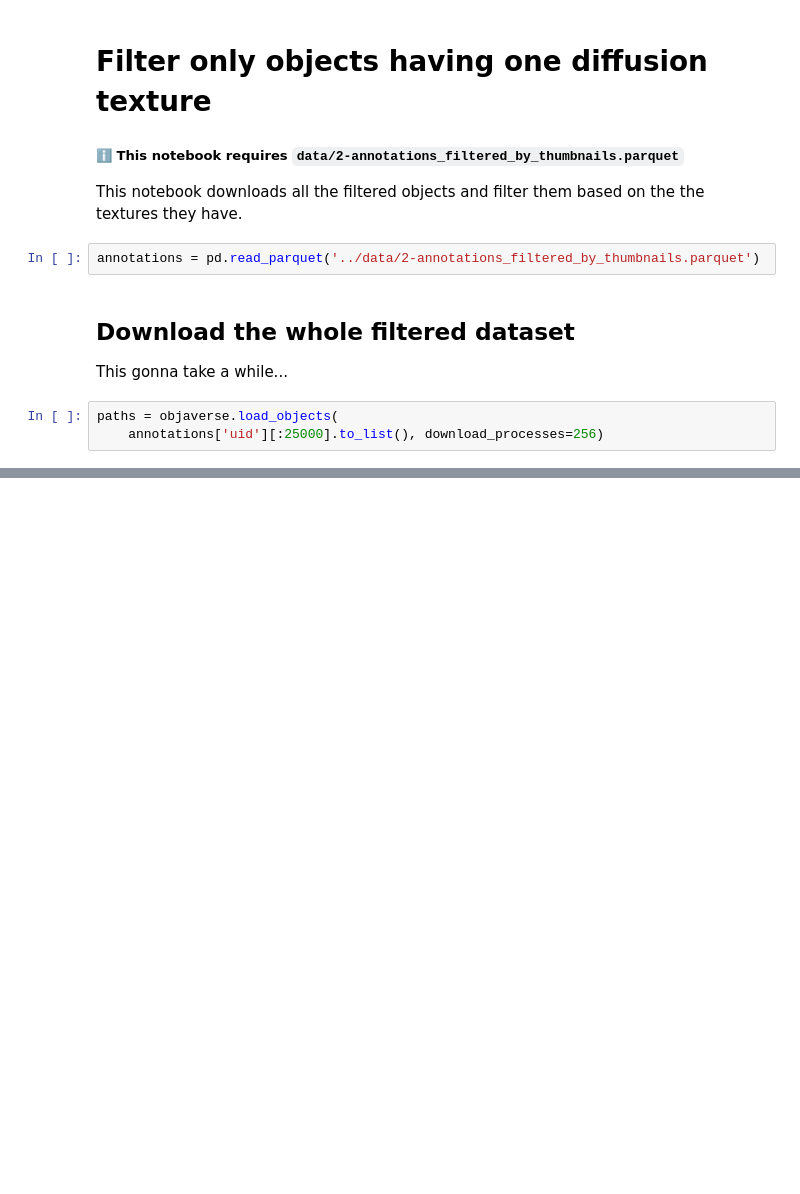
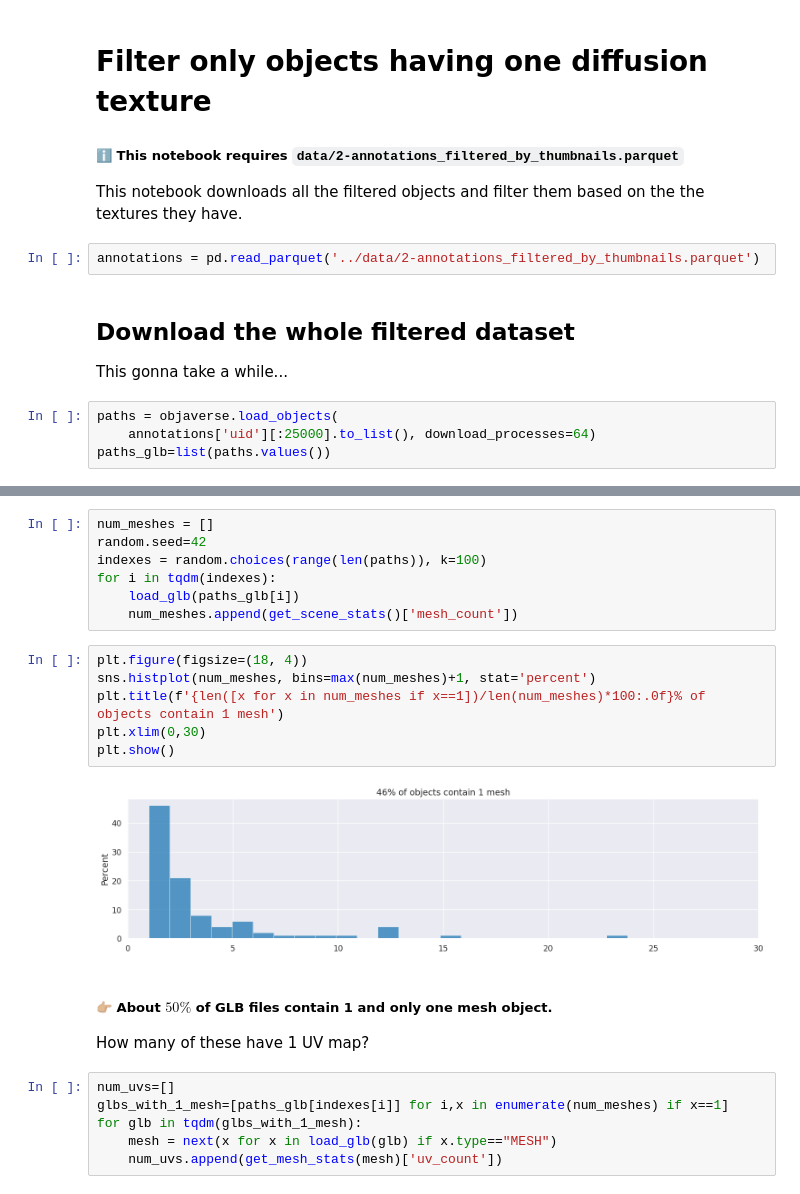
Before and after one commit to MrPio/Texture-Anything, a Jupyter notebook: 2-objects_filtering/2.1-Filter_Textures.ipynb, the cells around one changed output, grey strips where cells are left out. Saved outputs shown, nothing was run; the diff lists cells and outputs as text; blank space fills up the shorter version.

Commit message:
Add src/, filter by mesh, uv and tex

```diff
--- a/2-objects_filtering/2.1-Filter_Textures.ipynb
+++ b/2-objects_filtering/2.1-Filter_Textures.ipynb
@@ -27,4 +34,5 @@ annotations = pd.read_parquet('../data/2-annotations_filtered_by_thumbnails.parq
 This gonna take a while...
 # %%
 paths = objaverse.load_objects(
-    annotations['uid'][:25000].to_list(), download_processes=256)
+    annotations['uid'][:25000].to_list(), download_processes=64)
+paths_glb=list(paths.values())
@@ -64,0 +42,24 @@ def count_diffuse_textures(obj_name):
+# %%
+num_meshes = []
+random.seed=42
+indexes = random.choices(range(len(paths)), k=100)
+for i in tqdm(indexes):
+    load_glb(paths_glb[i])
+    num_meshes.append(get_scene_stats()['mesh_count'])
+# %%
+plt.figure(figsize=(18, 4))
+sns.histplot(num_meshes, bins=max(num_meshes)+1, stat='percent')
+plt.title(f'{len([x for x in num_meshes if x==1])/len(num_meshes)*100:.0f}% of objects contain 1 mesh')
+plt.xlim(0,30)
+plt.show()
+# %% [output]
+[figure, added]
+# %% [markdown]
+##### 👉🏼 About $50\%$ of GLB files contain 1 and only one mesh object.
+How many of these have 1 UV map?
+# %%
+num_uvs=[]
+glbs_with_1_mesh=[paths_glb[indexes[i]] for i,x in enumerate(num_meshes) if x==1]
+for glb in tqdm(glbs_with_1_mesh):
+    mesh = next(x for x in load_glb(glb) if x.type=="MESH")
+    num_uvs.append(get_mesh_stats(mesh)['uv_count'])
```
Also changed, not shown: parts of 10 cells of this notebook, 7 other files.
